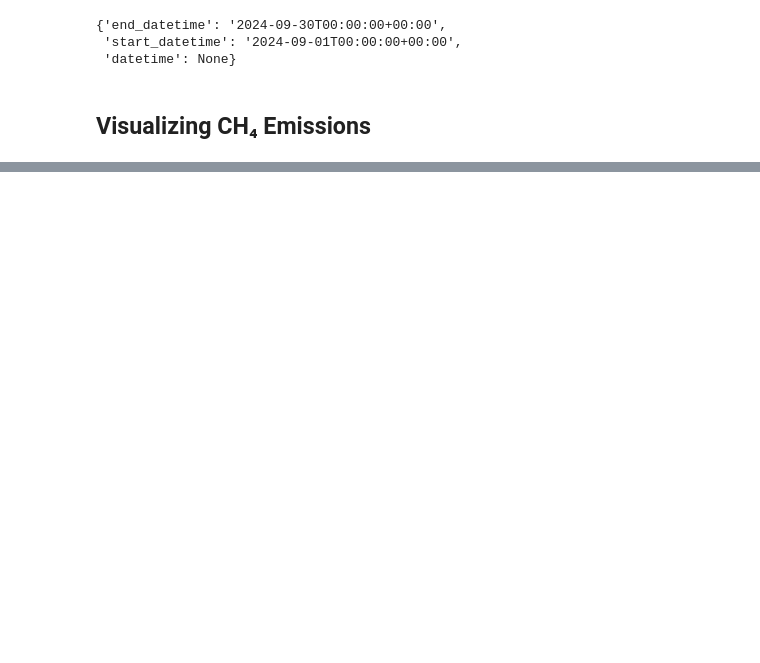
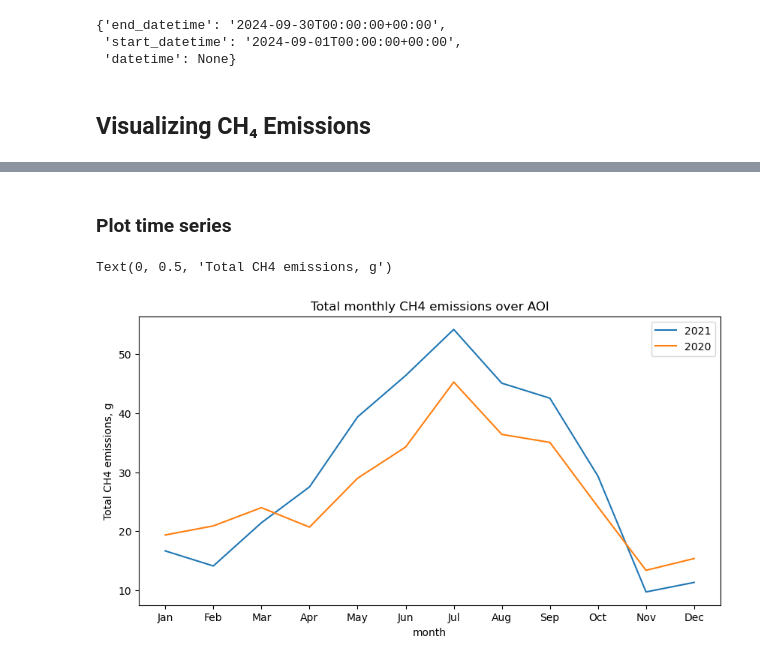
Before and after one commit to US-GHG-Center/agu-2024-workshop, a Jupyter notebook: sections/activity-1/lpjeosim-wetlandch4-grid-v1_User_Notebook.ipynb, the cells around one changed output, grey strips where cells are left out. Drawn from its saved outputs; the diff is of its cells as text; code cells hidden in the pictures; blank space fills up the shorter version.

```diff
--- a/sections/activity-1/lpjeosim-wetlandch4-grid-v1_User_Notebook.ipynb
+++ b/sections/activity-1/lpjeosim-wetlandch4-grid-v1_User_Notebook.ipynb
@@ -381,0 +389,30 @@ https://disc.gsfc.nasa.gov/datasets/M2TCNXLTM_1/summary
+# %%
+# We need the latitude values reversed to utilize surfaceAreaGrid correctly.
+clip = clip.reindex(y=clip.y[::-1])
+weights = surfaceAreaGrid.surfaceAreaGridd(
+    lat_centers=clip.y.values,
+    lon_centers=clip.x.values,
+    ret_area=True)
+# %%
+# Apply these weights - simple as a multiplication
+data_weighted = clip.sel(band=asset_name)*weights
+# %%
+# Take the total emissions over our polygon
+means = data_weighted.sum(dim=['x','y'])
+# %%
+# Define year and month from start_datetime values
+# and add them to the xarray DataArray,
+# specifying that they corresponds to the 'time' dimension.
+means['year'] = (['time'],[datetime.fromisoformat(sd).year for sd in ds['start_datetime'].values])
+means['month'] = (['time'],[datetime.fromisoformat(sd).strftime('%b') for sd in ds['start_datetime'].values])
+# %% [markdown]
+### Plot time series
+# %%
+means[means['year']==years[1]][::-1].plot(x='month',label=str(years[1]),figsize=(10,5))
+means[means['year']==years[0]][::-1].plot(x='month',label=str(years[0]))
+plt.legend()
+plt.title('Total monthly CH4 emissions over AOI')
+plt.ylabel('Total CH4 emissions, g')
+# %% [output]
+Text(0, 0.5, 'Total CH4 emissions, g')
+[figure, added]
```
Also changed, not shown: parts of 47 cells of this notebook, 1 other file.
